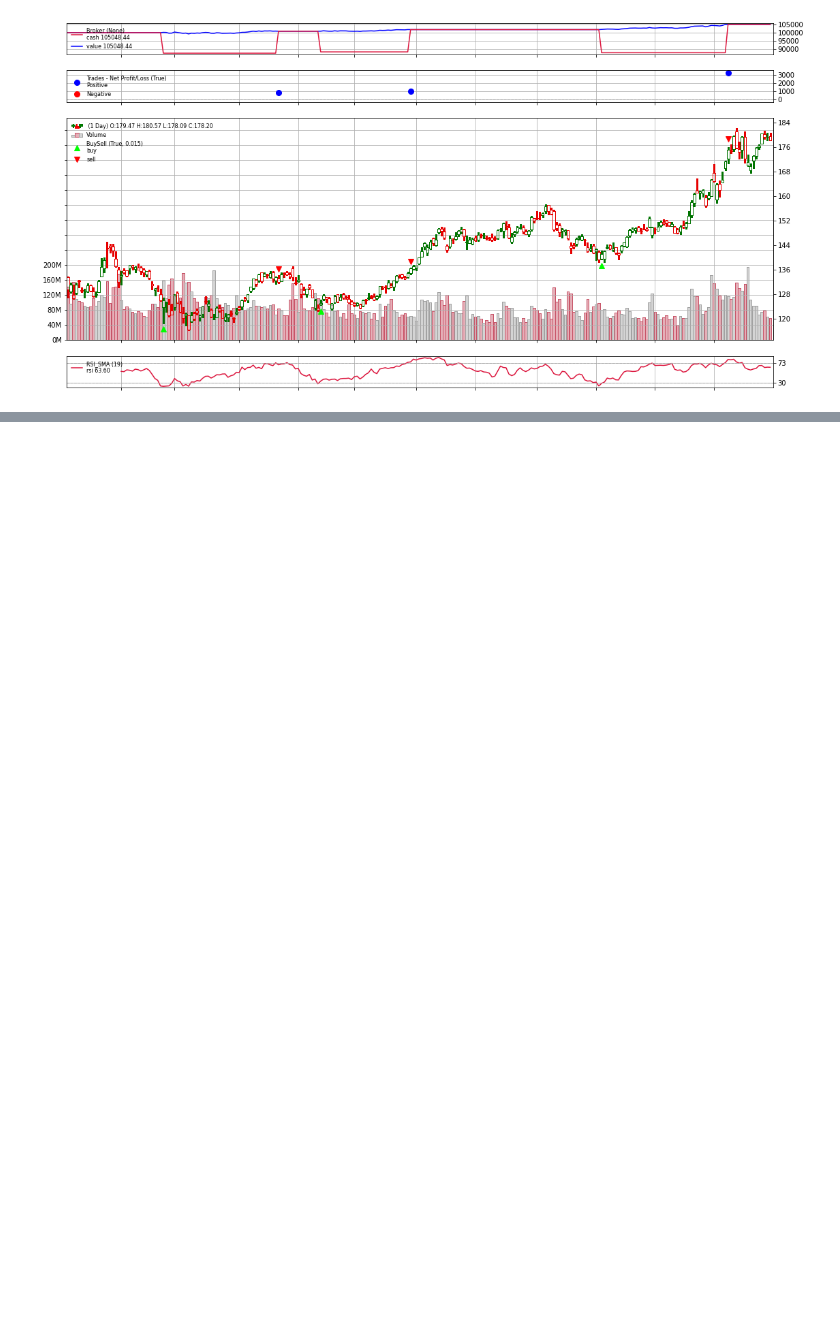
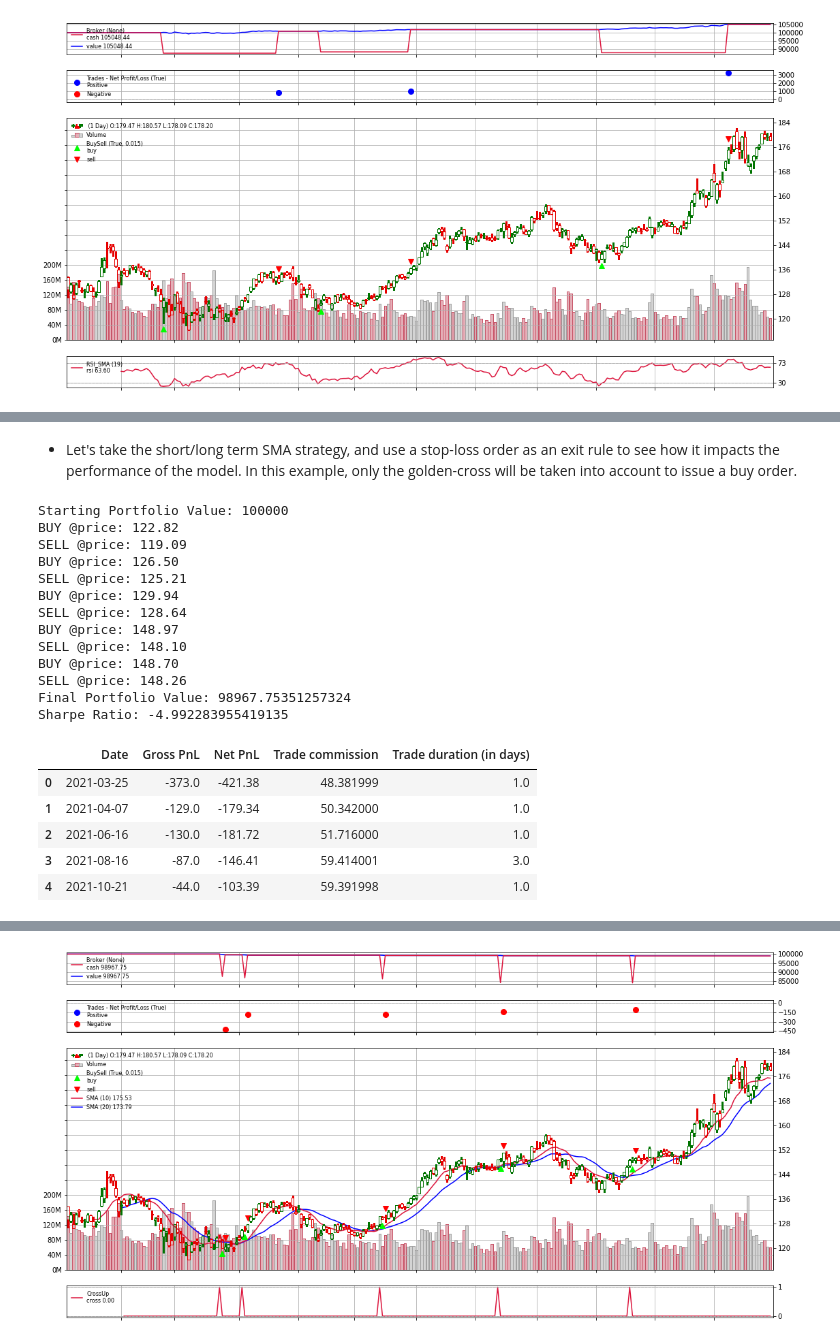
Before and after one commit to aahouzi/Stock-price-forecasting, a Jupyter notebook: notebooks/quantitative_trading_strategies.ipynb, the cells around one changed output, grey strips where cells are left out. Cells and saved outputs as stored; diff of their text form; code cells hidden in the pictures; blank space fills up the shorter version.

Commit message:
Dynamic stop-loss

```diff
--- a/notebooks/quantitative_trading_strategies.ipynb
+++ b/notebooks/quantitative_trading_strategies.ipynb
@@ -832,0 +839,64 @@ Sharpe Ratio: 2.2924960615754935
+# %% [markdown]
+- Let's take the short/long term SMA strategy, and use a stop-loss order as an exit rule to see how it impacts the performance of the model. In this example, only the golden-cross will be taken into account to issue a buy order.
+# %%
+class SecondStrategyStopLoss(bt.Strategy):
+    params = (('short_period', 10),
+              ('long_period', 20),
+              ('stop_loss', 0.02),  # price is 2% less than the entry point
+              ('trail', True)      # controls whether the stop-loss is dynamic or not
+    )
+
+    def __init__(self):
+        self.short_period_sma = bt.indicators.SMA(self.data.close, period=self.params.short_period)
+        self.long_period_sma = bt.indicators.SMA(self.data.close, period=self.params.long_period)
+        self.crossup = bt.indicators.CrossUp(self.short_period_sma, self.long_period_sma)
+
+    def notify_order(self, order):
+        if not order.status == order.Completed:
+            return  # discard any other notification
+
+        if not self.position:  # we left the market
+            print('SELL @price: {:.2f}'.format(order.executed.price))
+            return
+
+        # We have entered the market
+        print('BUY @price: {:.2f}'.format(order.executed.price))
+
+    def next(self):
+        if not self.position and self.crossup > 0:
+            self.buy()
+
+        if self.position:
+            if not self.params.trail:
+                stop_price = self.data.close * (1.0 - self.params.stop_loss)
+                self.sell(exectype=bt.Order.Stop, price=stop_price)
+            else:
+                self.sell(exectype=bt.Order.StopTrail,
+                          trailamount=self.params.trail)
+# %%
+# Run the strategy & plot the results
+set_and_run(data,
+            SecondStrategyStopLoss,
+            startcash,
+            commission,
+            stake)
+# %% [output]
+Starting Portfolio Value: 100000
+BUY @price: 122.82
+SELL @price: 119.09
+BUY @price: 126.50
+SELL @price: 125.21
+BUY @price: 129.94
+SELL @price: 128.64
+BUY @price: 148.97
+SELL @price: 148.10
+BUY @price: 148.70
+SELL @price: 148.26
+Final Portfolio Value: 98967.75351257324
+Sharpe Ratio: -4.992283955419135
+|  | Date | Gross PnL | Net PnL | Trade commission | Trade duration (in days) |
+| 0 | 2021-03-25 | -373.0 | -421.38 | 48.381999 | 1.0 |
+| 1 | 2021-04-07 | -129.0 | -179.34 | 50.342000 | 1.0 |
+| 2 | 2021-06-16 | -130.0 | -181.72 | 51.716000 | 1.0 |
+| 3 | 2021-08-16 | -87.0 | -146.41 | 59.414001 | 3.0 |
+| 4 | 2021-10-21 | -44.0 | -103.39 | 59.391998 | 1.0 |
@@ -832,0 +905 @@ Sharpe Ratio: 2.2924960615754935
+[figure, added]
```
Also changed, not shown: parts of 6 cells of this notebook.
